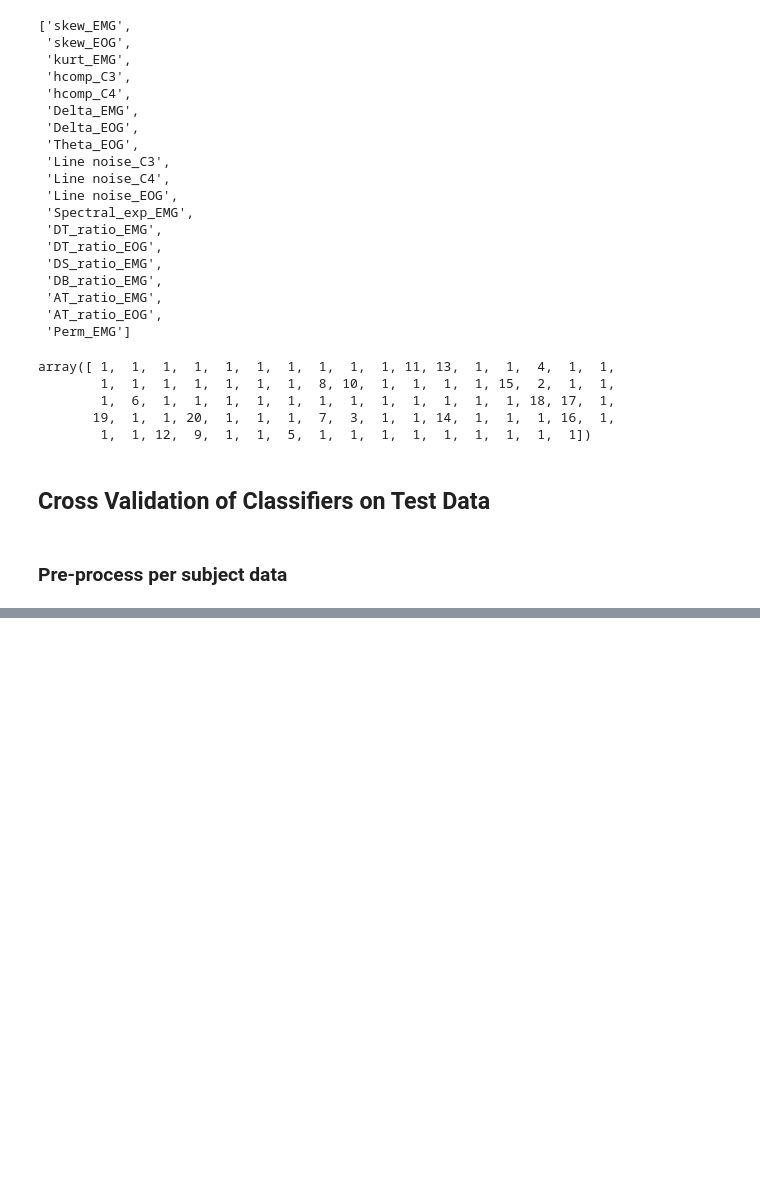
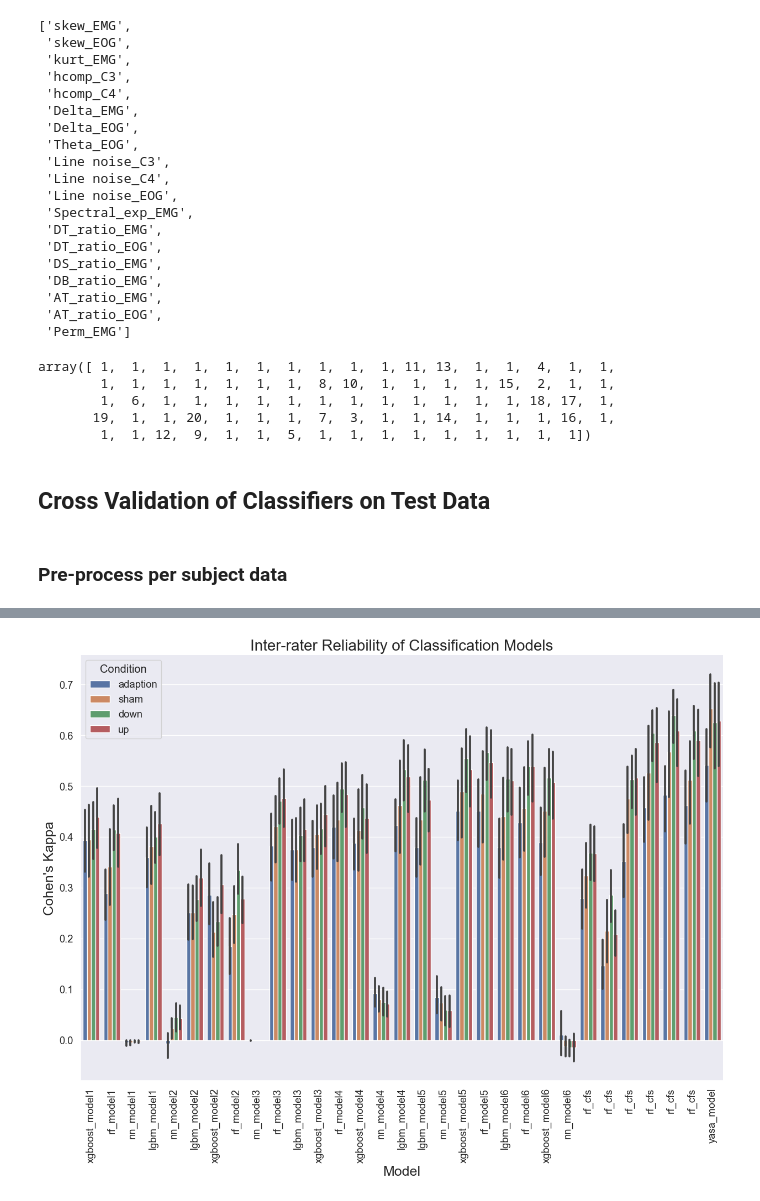
Before and after one commit to mvaliadis/sleep_stimulation, a Jupyter notebook: sleepstim/Sleep_classifier_notebook.ipynb, the cells around one changed output, grey strips where cells are left out. Saved outputs shown, nothing was run; the diff lists cells and outputs as text; code cells hidden in the pictures; blank space fills up the shorter version.

```diff
--- a/sleepstim/Sleep_classifier_notebook.ipynb
+++ b/sleepstim/Sleep_classifier_notebook.ipynb
@@ -1507,0 +1386,12 @@ ModuleNotFoundError: No module named 'sleepstim'
+# %%
+## load all classifiers from /media/administrator/data/cfs/models
+import glob
+model_path = "/media/administrator/data/cfs/models/"
+for file in glob.glob(model_path + "*.p"):
+    #print(file)
+    # assign name of loaded model
+    model_name = file.split("/")[-1].split(".")[0]
+    # load model
+    model = pickle.load(open(file, "rb"))
+    # reassign variable name based on model_name
+    exec(model_name + "= model")
@@ -1507,0 +1498,32 @@ ModuleNotFoundError: No module named 'sleepstim'
+# %%
+# model path
+model_path = "/media/administrator/data/cfs/models/"
+# compile sorted list of model names
+model_id = [model_name.split("/")[-1].split(".")[0] for model_name in glob.glob(model_path + "*.p")]
+sorted_model_names = natsorted(model_id, key=lambda x: x.split('_')[-1])
+sorted_model_names.extend([f'rf_model_{idx}_cfs' for idx in range(1,7)])
+sorted_model_names.extend(['yasa_model'])
+
+# stage info
+event_id ={'Wake':0,
+           'Stage 1':1,
+           'Stage 2':2,
+           'Stage 3':3,
+           'REM':4}
+target_names=event_id.keys()
+
+# run for all subjects
+#exp_df = df[df.Condition != 'adaption'].reset_index(drop=True)
+group_classification_validation(df_cv_results, sorted_model_names, event_id, target_names)
+# %%
+fig, ax = plt.subplots(figsize=(15, 10))
+sns.barplot(x = 'model idx', y = 'Cohens Kappa', hue='Condition', data = df_cv_results, ax=ax)
+plt.title('Inter-rater Reliability of Classification Models', fontsize=20)
+ax.set_xlabel('Model', fontsize=18)
+ax.set_ylabel("Cohen's Kappa", fontsize=18)
+sorted_model_names_ = [model_name.split("_")[0] + '_' + model_name.split("_")[-1] for model_name in sorted_model_names]
+ax.set_xticklabels(sorted_model_names_, rotation=90)
+sns.despine()
+plt.savefig(new_path + 'cohens_kappa_all_models.png')
+# %% [output]
+[figure, added]
```
Also changed, not shown: parts of 15 cells of this notebook, 8 other files.
